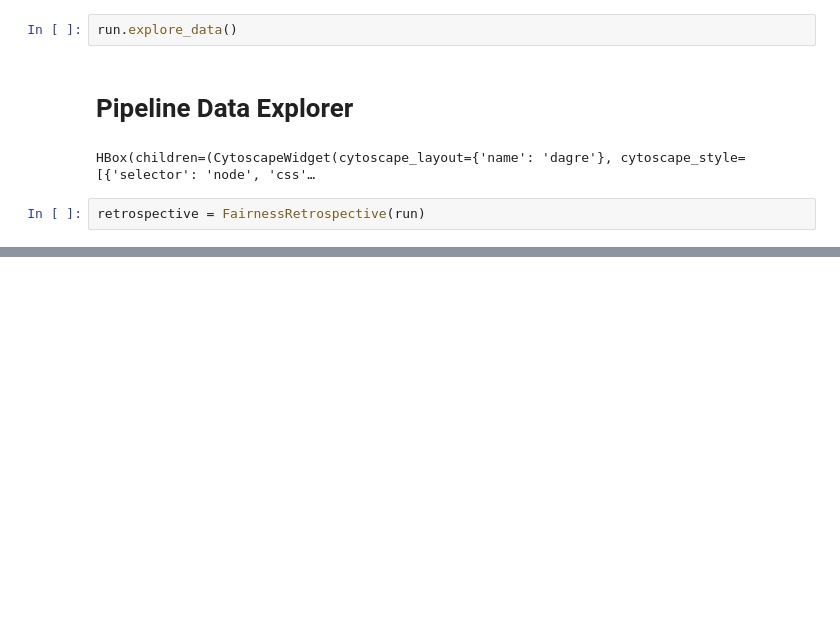
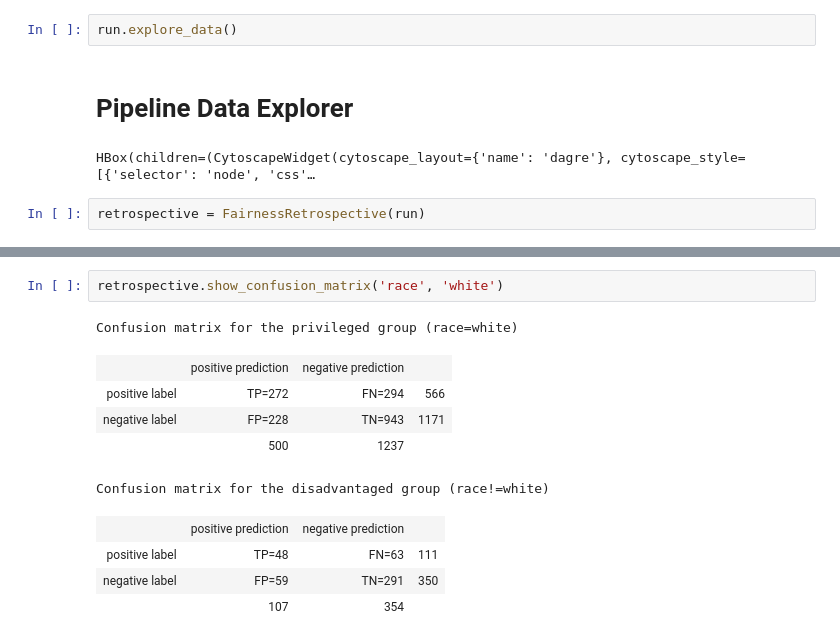
Before and after one commit to schelterlabs/arguseyes, a Jupyter notebook: retrospective_fairnessviolation.ipynb, the cells around one changed output, grey strips where cells are left out. Saved outputs shown, nothing was run; the diff lists cells and outputs as text; blank space fills up the shorter version.

```diff
--- a/retrospective_fairnessviolation.ipynb
+++ b/retrospective_fairnessviolation.ipynb
@@ -30,2 +49,15 @@ retrospective.plot_fairness_metrics('sex', 'male')
+# %%
+retrospective.show_confusion_matrix('race', 'white')
+# %% [output]
+Confusion matrix for the privileged group (race=white)
+|  | positive prediction | negative prediction |  |
+| positive label | TP=272 | FN=294 | 566 |
+| negative label | FP=228 | TN=943 | 1171 |
+|  | 500 | 1237 |  |
+Confusion matrix for the disadvantaged group (race!=white)
+|  | positive prediction | negative prediction |  |
+| positive label | TP=48 | FN=63 | 111 |
+| negative label | FP=59 | TN=291 | 350 |
+|  | 107 | 354 |  |
 # %%
 retrospective.fairness_metrics('race', 'white')
```
Also changed, not shown: parts of 7 cells of this notebook, 3 other files.
